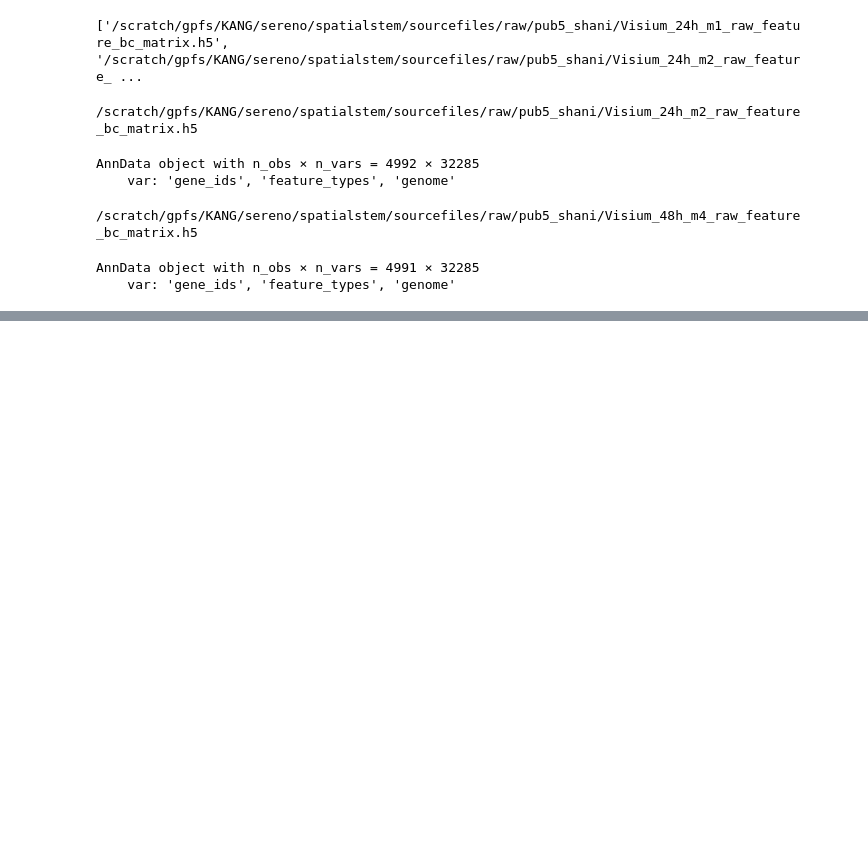
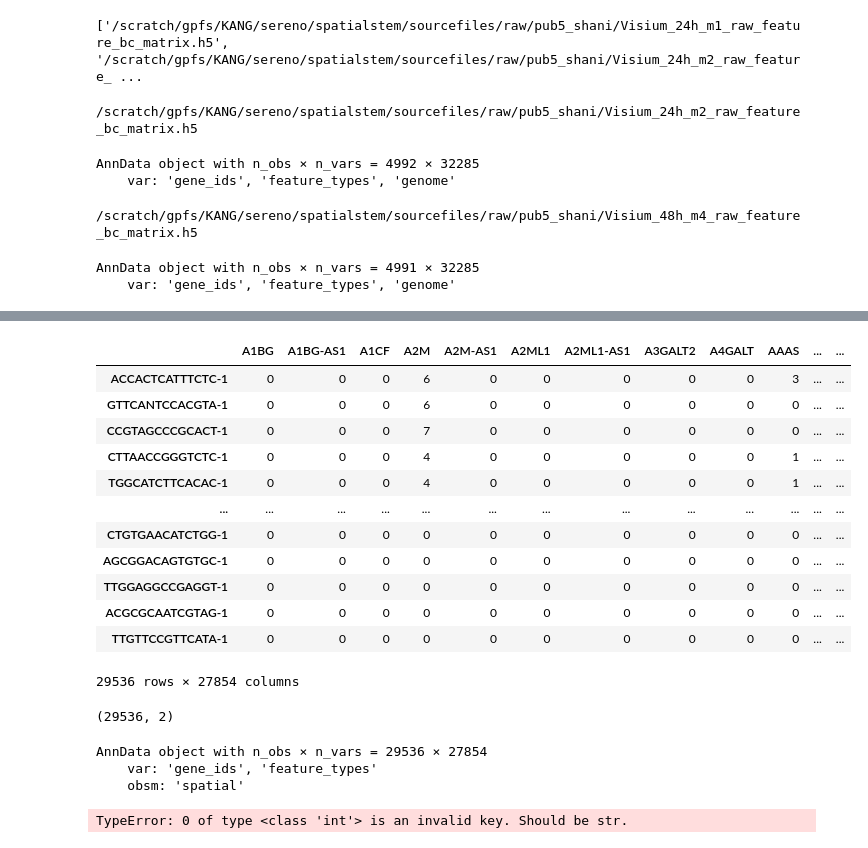
Before and after one commit to serenolopezdarwin/review_spatialstemmarkers, a Jupyter notebook: aggregate_and_save_h5.ipynb, the cells around one changed output, grey strips where cells are left out. Cells and saved outputs as stored; diff of their text form; code cells hidden in the pictures; blank space fills up the shorter version.

```diff
--- a/aggregate_and_save_h5.ipynb
+++ b/aggregate_and_save_h5.ipynb
@@ -150,3 +151,17 @@ visium_in
 /scratch/gpfs/KANG/sereno/spatialstem/sourcefiles/raw/pub5_shani/Visium_48h_m4_raw_feature_bc_matrix.h5
 AnnData object with n_obs × n_vars = 4991 × 32285
     var: 'gene_ids', 'feature_types', 'genome'
+# %%
+# Index of count files and spatial info should be equivalent.
+bier_dir = f"{RAW_DIR}/pub6_biermann"
+bier_count_paths = glob2.glob(f"{bier_dir}/*raw_counts*")
+bier_count_paths.sort()
+bier_coord_paths = glob2.glob(f"{bier_dir}/*spatial_info*")
+bier_coord_paths.sort()
+for bier_count_path, bier_coord_path in zip(bier_count_paths, bier_coord_paths):
+# %%
+zip_idx = 0
+bier_count_path = bier_count_paths[zip_idx]
+bier_coord_path = bier_coord_paths[zip_idx]
+counts = pd.read_csv(bier_count_path, compression='gzip', index_col=0).T
+coords = pd.read_csv(bier_coord_path, compression='gzip', usecols=['xcoord', 'ycoord'])
@@ -153 +190,43 @@ AnnData object with n_obs × n_vars = 4991 × 32285
+# %%
+counts
+# %% [output]
+|  | A1BG | A1BG-AS1 | A1CF | A2M | A2M-AS1 | A2ML1 | A2ML1-AS1 | A3GALT2 | A4GALT | AAAS | ... | ... |
+| ACCACTCATTTCTC-1 | 0 | 0 | 0 | 6 | 0 | 0 | 0 | 0 | 0 | 3 | ... | ... |
+| GTTCANTCCACGTA-1 | 0 | 0 | 0 | 6 | 0 | 0 | 0 | 0 | 0 | 0 | ... | ... |
+| CCGTAGCCCGCACT-1 | 0 | 0 | 0 | 7 | 0 | 0 | 0 | 0 | 0 | 0 | ... | ... |
+| CTTAACCGGGTCTC-1 | 0 | 0 | 0 | 4 | 0 | 0 | 0 | 0 | 0 | 1 | ... | ... |
+| TGGCATCTTCACAC-1 | 0 | 0 | 0 | 4 | 0 | 0 | 0 | 0 | 0 | 1 | ... | ... |
+| ... | ... | ... | ... | ... | ... | ... | ... | ... | ... | ... | ... | ... |
+| CTGTGAACATCTGG-1 | 0 | 0 | 0 | 0 | 0 | 0 | 0 | 0 | 0 | 0 | ... | ... |
+| AGCGGACAGTGTGC-1 | 0 | 0 | 0 | 0 | 0 | 0 | 0 | 0 | 0 | 0 | ... | ... |
+| TTGGAGGCCGAGGT-1 | 0 | 0 | 0 | 0 | 0 | 0 | 0 | 0 | 0 | 0 | ... | ... |
+| ACGCGCAATCGTAG-1 | 0 | 0 | 0 | 0 | 0 | 0 | 0 | 0 | 0 | 0 | ... | ... |
+| TTGTTCCGTTCATA-1 | 0 | 0 | 0 | 0 | 0 | 0 | 0 | 0 | 0 | 0 | ... | ... |
+29536 rows × 27854 columns
+# %%
+np.asarray(coords).shape
+# %% [output]
+(29536, 2)
+# %%
+del bier_ad.obs
+bier_ad
+# %% [output]
+AnnData object with n_obs × n_vars = 29536 × 27854
+    var: 'gene_ids', 'feature_types'
+    obsm: 'spatial'
+# %%
+bier_ad = sc.AnnData(counts, counts.index.to_frame(), counts.columns.to_frame())
+# Manual coordinate frame build
+coords_arr = np.asarray(coords)
+bier_ad.obsm["spatial"] = coords_arr
+# Manual feature info frame build.
+gene_names = counts.columns
+feature_type_rep = ["Gene Expression"] * len(gene_names)
+bier_gene_frame = pd.DataFrame(index=gene_names, data={"gene_ids": gene_names, "feature_types": feature_type_rep})
+bier_ad.var = bier_gene_frame
+h5_out_path = f"{HAD_DIR}/p6_{sample_id}.h5ad"
+bier_ad.write_h5ad(h5_out_path)
+print(f"Written: {h5_out_path}")
+# %% [output]
+TypeError: 0 of type <class 'int'> is an invalid key. Should be str.
 # %%
```
Also changed, not shown: parts of 4 cells of this notebook.
